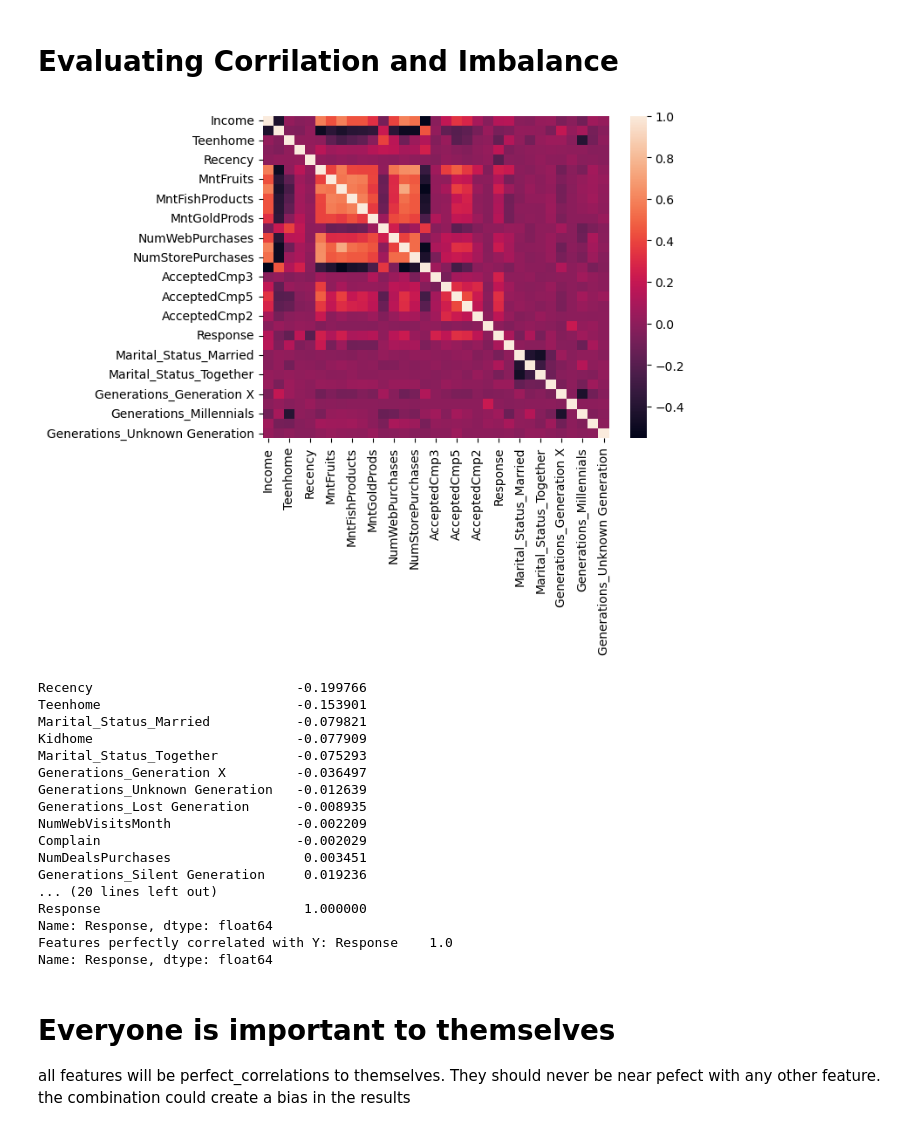
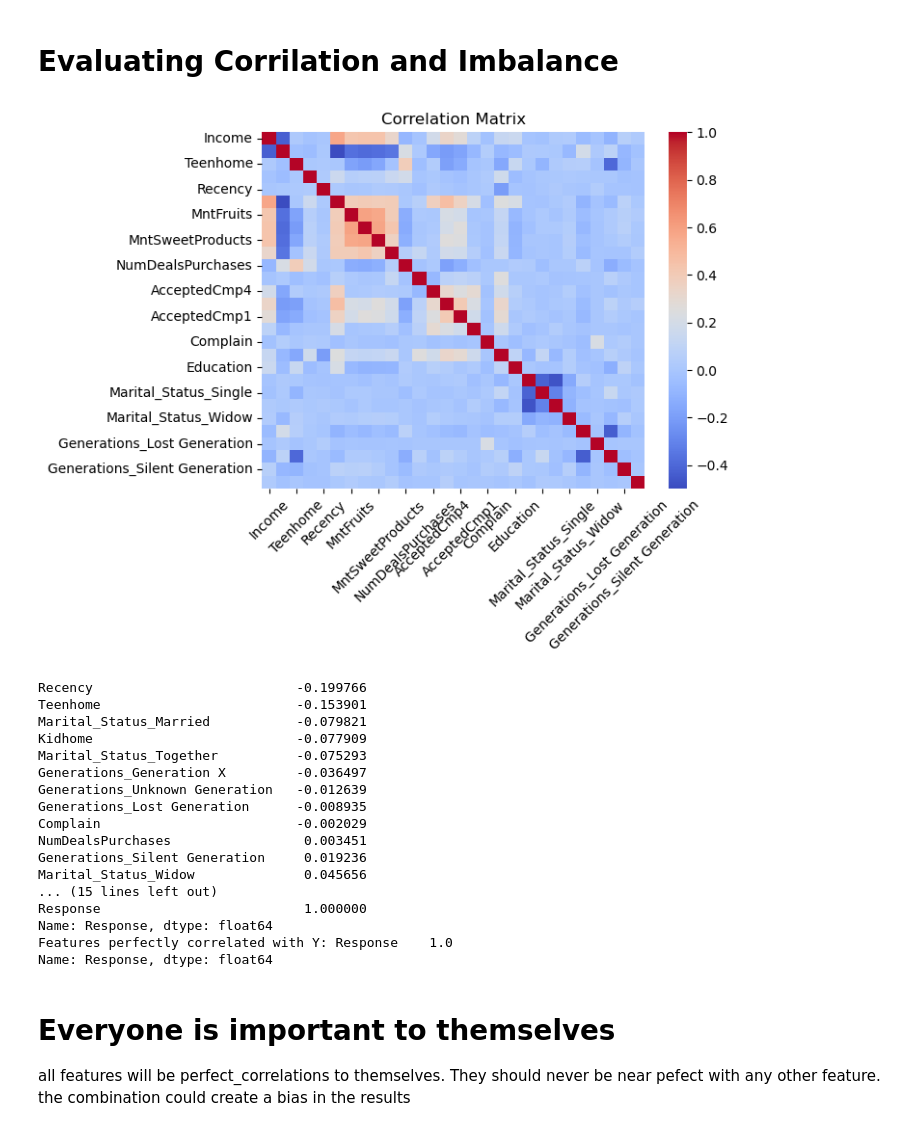
Before and after one commit to ehxewri/Project-2, a Jupyter notebook: Maketing Campaign/Marketing_Campaign.ipynb, the cells around one changed output. Drawn from its saved outputs; the diff is of its cells as text; code cells hidden in the pictures.

```diff
--- a/Maketing Campaign/Marketing_Campaign.ipynb
+++ b/Maketing Campaign/Marketing_Campaign.ipynb
@@ -167,3 +218,6 @@ plt.show()
+# %%
+# test dropping some columns
+data1.drop(['MntMeatProducts', 'NumCatalogPurchases', 'NumWebPurchases', 'NumWebVisitsMonth','NumStorePurchases'], axis=1, inplace=True)
 # %% [markdown]
 # Numeric data to group
 The year of birth data creates too many unique data to be useful. We have chosen to convert the Year Birth data to a 6 generation values. After one hot encode for generation we drop the year birth column.
@@ -218,12 +272,14 @@ y_value='Response'
 # %% [markdown]
 # Evaluating Corrilation and Imbalance
 # %%
-# Correlation matrix
-corr_matrix = data6.corr()
-sns.heatmap(corr_matrix, annot=False)
+
+correlation_matrix = data6.corr()
+sns.heatmap(correlation_matrix, annot=False, cmap='coolwarm')
+plt.title('Correlation Matrix')
+plt.xticks(rotation=45)
 plt.show()
 # %% [output]
-[figure, old version]
+[figure, new version]
 # %%
 correlations = data6.corr()
 
@@ -246,11 +302,11 @@ Marital_Status_Together          -0.075293
 Generations_Generation X         -0.036497
 Generations_Unknown Generation   -0.012639
 Generations_Lost Generation      -0.008935
-NumWebVisitsMonth                -0.002209
 Complain                         -0.002029
 NumDealsPurchases                 0.003451
 Generations_Silent Generation     0.019236
-... (20 lines left out)
+Marital_Status_Widow              0.045656
+... (15 lines left out)
 Response                          1.000000
 Name: Response, dtype: float64
 Features perfectly correlated with Y: Response    1.0
```
Also changed, not shown: parts of 25 cells of this notebook.
